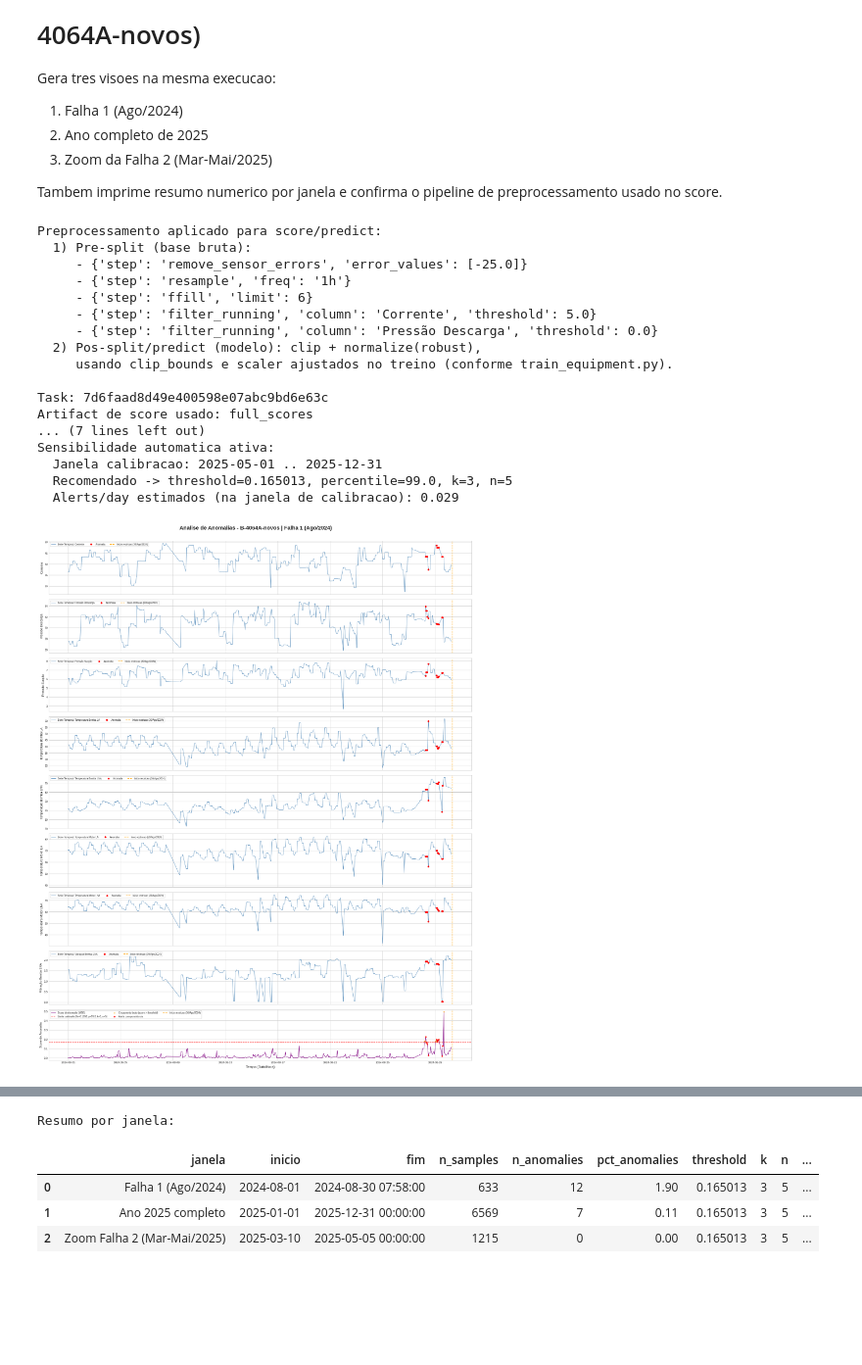
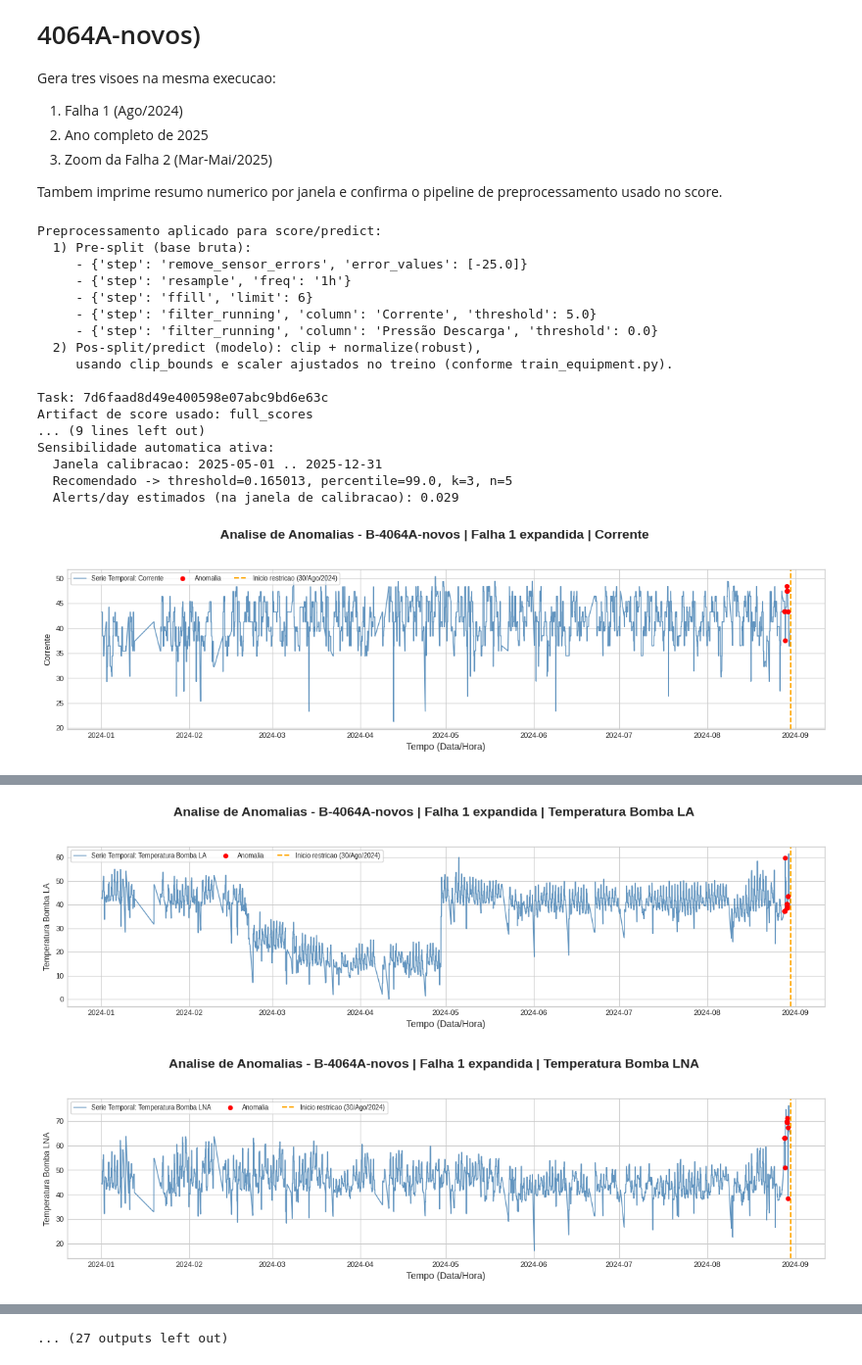
Before and after one commit to SIMPred-Petrobras/transpetro-models, a Jupyter notebook: notebooks/plot_anomalias_clearml_b4064a_novos.ipynb, the cells around one changed output, grey strips where cells are left out. Shown at 98% size. Drawn from its saved outputs; the diff is of its cells as text; code cells hidden in the pictures; blank space fills up the shorter version.

Commit message:
fix: update plot anomalias

```diff
--- a/notebooks/plot_anomalias_clearml_b4064a_novos.ipynb
+++ b/notebooks/plot_anomalias_clearml_b4064a_novos.ipynb
@@ -37,12 +37,15 @@ EVENT_DATE_F2 = '2025-04-07'
 EVENT_LABEL_F2 = 'Inicio restricao (07/Abr/2025)'
 
 # Janelas solicitadas
-WINDOW_F1_START = '2024-08-01'
-WINDOW_F1_END = '2024-08-30 07:58'
+EVENT_TS_F1 = pd.Timestamp(EVENT_DATE_F1)
+EVENT_TS_F2 = pd.Timestamp(EVENT_DATE_F2)
+
+WINDOW_F1_ZOOM_START = EVENT_TS_F1 - pd.Timedelta(days=10)
+WINDOW_F1_ZOOM_END = EVENT_TS_F1
 WINDOW_2025_START = '2025-01-01'
 WINDOW_2025_END = '2025-12-31'
-WINDOW_F2_ZOOM_START = '2025-03-10'
-WINDOW_F2_ZOOM_END = '2025-05-05'
+WINDOW_F2_ZOOM_START = EVENT_TS_F2 - pd.Timedelta(days=10)
+WINDOW_F2_ZOOM_END = EVENT_TS_F2
 
 # Modo automatico de sensibilidade (conectado ao notebook de calibracao)
 AUTO_USE_CALIBRATED_SENSITIVITY = True
@@ -53,8 +56,12 @@ CALIB_PERCENTILES = [95, 97, 98, 99, 99.5, 99.7, 99.9]
 CALIB_PERSISTENCE_GRID = [(1, 1), (2, 3), (3, 5), (4, 6)]
 TARGET_ALERTS_PER_DAY = 2.0
 
+# Visualizacao/saida dos graficos
+PLOT_MODE = 'separated'  # 'separated' | 'consolidated'
+SAVE_PLOTS = False
+
 OUTPUT_DPI = 180
-FIGSIZE_WIDTH = 18
+FIGSIZE_WIDTH = 12
 PANEL_HEIGHT = 2.5
 # %%
 def _normalize_scores_df(scores):
@@ -324,6 +438,8 @@ print('\nPreset de sensibilidade:', preset)
 print('  Percentis:', eff_percentiles)
 print('  Grid persistencia:', eff_grid)
 print('  Meta alerts/day:', eff_target_alerts)
+print('  Plot mode:', PLOT_MODE)
+print('  Save plots:', SAVE_PLOTS)
 
 if AUTO_USE_CALIBRATED_SENSITIVITY:
     calib_input = scores.loc[pd.Timestamp(CALIB_START):pd.Timestamp(CALIB_END)].copy()
@@ -352,15 +468,27 @@ else:
 
 safe_task_id = TASK_ID.replace('/', '_').replace(':', '_')
 
+WINDOW_F1_EXPANDED_START = scores.index.min()
+WINDOW_F1_EXPANDED_END = EVENT_TS_F1
+
 windows = [
     {
-        'name': 'Falha 1 (Ago/2024)',
-        'start': WINDOW_F1_START,
-        'end': WINDOW_F1_END,
+        'name': 'Falha 1 expandida',
+        'start': WINDOW_F1_EXPANDED_START,
+        'end': WINDOW_F1_EXPANDED_END,
         'event_date': EVENT_DATE_F1,
         'event_label': EVENT_LABEL_F1,
-        'title': f'Analise de Anomalias - {EQUIPMENT_ID} | Falha 1 (Ago/2024)',
-        'out': PROJECT_ROOT / 'notebooks' / f'anomalias_b4064a_falha1_2024_{safe_task_id}.png',
+        'title': f'Analise de Anomalias - {EQUIPMENT_ID} | Falha 1 expandida',
+        'out': PROJECT_ROOT / 'notebooks' / f'anomalias_b4064a_falha1_expandida_{safe_task_id}.png',
+    },
+    {
+        'name': 'Zoom Falha 1 (10 dias)',
+        'start': WINDOW_F1_ZOOM_START,
+        'end': WINDOW_F1_ZOOM_END,
+        'event_date': EVENT_DATE_F1,
+        'event_label': EVENT_LABEL_F1,
+        'title': f'Analise de Anomalias - {EQUIPMENT_ID} | Zoom Falha 1 (10 dias)',
+        'out': PROJECT_ROOT / 'notebooks' / f'anomalias_b4064a_falha1_zoom10_{safe_task_id}.png',
     },
     {
         'name': 'Ano 2025 completo',
@@ -372,13 +500,13 @@ windows = [
         'out': PROJECT_ROOT / 'notebooks' / f'anomalias_b4064a_2025_full_{safe_task_id}.png',
     },
     {
-        'name': 'Zoom Falha 2 (Mar-Mai/2025)',
+        'name': 'Zoom Falha 2 (10 dias)',
         'start': WINDOW_F2_ZOOM_START,
         'end': WINDOW_F2_ZOOM_END,
         'event_date': EVENT_DATE_F2,
         'event_label': EVENT_LABEL_F2,
-        'title': f'Analise de Anomalias - {EQUIPMENT_ID} | Zoom Falha 2 (Mar-Mai/2025)',
-        'out': PROJECT_ROOT / 'notebooks' / f'anomalias_b4064a_2025_falha2_zoom_{safe_task_id}.png',
+        'title': f'Analise de Anomalias - {EQUIPMENT_ID} | Zoom Falha 2 (10 dias)',
+        'out': PROJECT_ROOT / 'notebooks' / f'anomalias_b4064a_2025_falha2_zoom10_{safe_task_id}.png',
     },
 ]
 
@@ -389,7 +517,7 @@ for w in windows:
     threshold_flags = scores_window['reconstruction_error'] > selected_threshold
     anomaly_flags = persistence_filter(threshold_flags, k=selected_k, n=selected_n)
 
-    saved = plot_anomaly_panels(
+    saved_paths = plot_anomaly_panels(
         df_window=df_window,
         scores_window=scores_window,
         threshold_flags=threshold_flags,
@@ -401,44 +529,48 @@ for w in windows:
         title=w['title'],
         output_path=w['out'],
         dpi=OUTPUT_DPI,
+        plot_mode=PLOT_MODE,
+        save_plots=SAVE_PLOTS,
     )
 
     n_samples = len(scores_window)
     n_anom = int(anomaly_flags.sum())
     pct_anom = (100.0 * n_anom / n_samples) if n_samples else 0.0
 
-    summary_rows.append({
+    row = {
         'janela': w['name'],
         'inicio': pd.Timestamp(w['start']),
         'fim': pd.Timestamp(w['end']),
         'n_samples': n_samples,
         'n_anomalies': n_anom,
         'pct_anomalies': round(pct_anom, 2),
         'threshold': selected_threshold,
         'k': selected_k,
         'n': selected_n,
-        'arquivo': str(saved),
-    })
+    }
+    if SAVE_PLOTS:
+        row['arquivos'] = ', '.join(str(x) for x in saved_paths)
+    summary_rows.append(row)
 
 summary_df = pd.DataFrame(summary_rows)
 print('\nResumo por janela:')
 display(summary_df)
 # %% [output]
 Preprocessamento aplicado para score/predict:
   1) Pre-split (base bruta):
      - {'step': 'remove_sensor_errors', 'error_values': [-25.0]}
      - {'step': 'resample', 'freq': '1h'}
      - {'step': 'ffill', 'limit': 6}
      - {'step': 'filter_running', 'column': 'Corrente', 'threshold': 5.0}
      - {'step': 'filter_running', 'column': 'Pressão Descarga', 'threshold': 0.0}
   2) Pos-split/predict (modelo): clip + normalize(robust),
      usando clip_bounds e scaler ajustados no treino (conforme train_equipment.py).
 
 Task: 7d6faad8d49e400598e07abc9bd6e63c
 Artifact de score usado: full_scores
-... (7 lines left out)
+... (9 lines left out)
 Sensibilidade automatica ativa:
   Janela calibracao: 2025-05-01 .. 2025-12-31
   Recomendado -> threshold=0.165013, percentile=99.0, k=3, n=5
   Alerts/day estimados (na janela de calibracao): 0.029
-[figure, old version]
+[figure, new version]
@@ -446,0 +579,2 @@ Sensibilidade automatica ativa:
+[figure, added]
+[figure, added]
@@ -447,5 +587 @@ Sensibilidade automatica ativa:
-Resumo por janela:
+... (27 outputs left out)
-|  | janela | inicio | fim | n_samples | n_anomalies | pct_anomalies | threshold | k | n | ... |
-| 0 | Falha 1 (Ago/2024) | 2024-08-01 | 2024-08-30 07:58:00 | 633 | 12 | 1.90 | 0.165013 | 3 | 5 | ... |
-| 1 | Ano 2025 completo | 2025-01-01 | 2025-12-31 00:00:00 | 6569 | 7 | 0.11 | 0.165013 | 3 | 5 | ... |
-| 2 | Zoom Falha 2 (Mar-Mai/2025) | 2025-03-10 | 2025-05-05 00:00:00 | 1215 | 0 | 0.00 | 0.165013 | 3 | 5 | ... |
```
Also changed, not shown: parts of 2 cells of this notebook.
